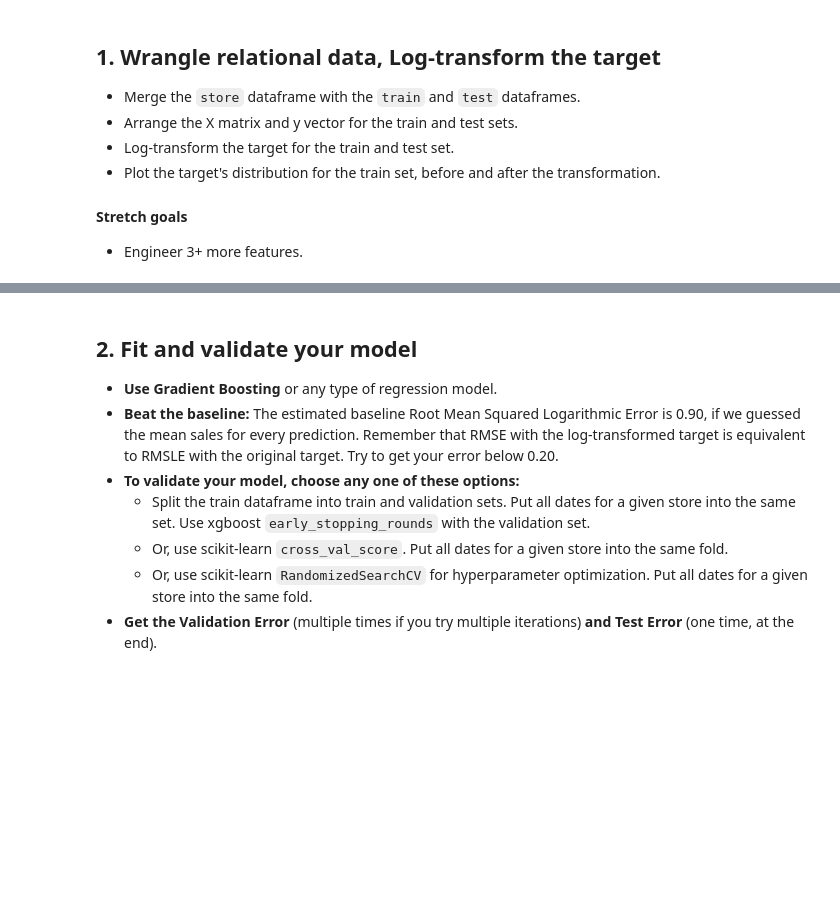
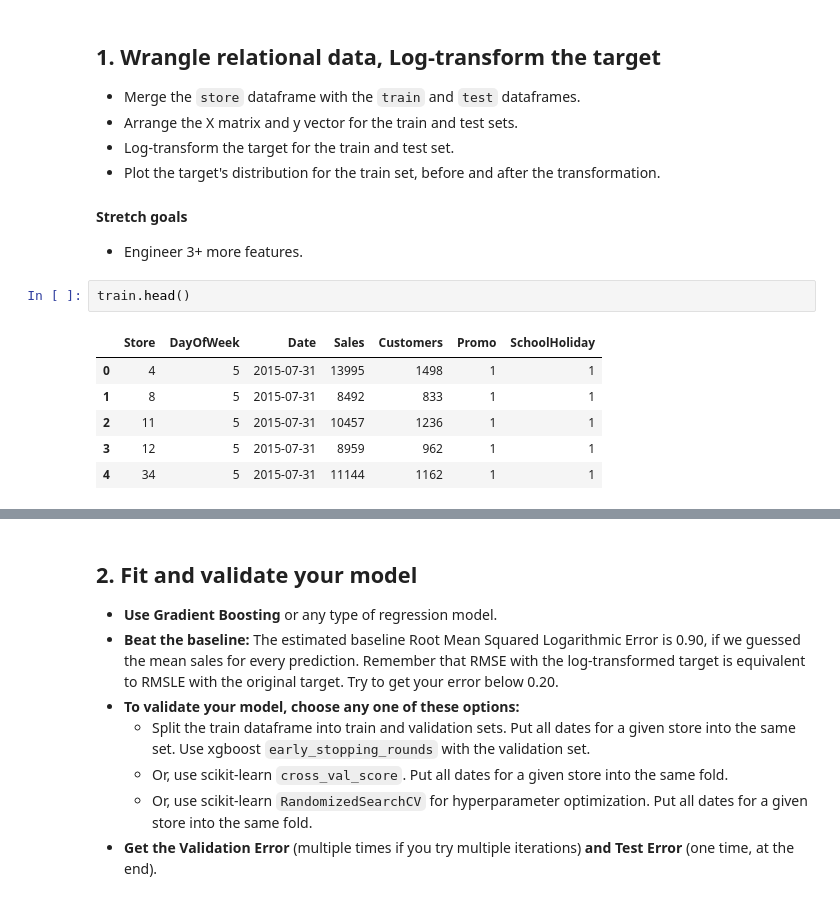
Before and after one commit to LambdaSchool/DS-Unit-2-Regression-2, a Jupyter notebook: Alvin Walker_Sprint_Challenge_8_Regression_2.ipynb, the cells around one changed output, grey strips where cells are left out. Drawn from its saved outputs; the diff is of its cells as text; blank space fills up the shorter version.

```diff
--- a/Alvin Walker_Sprint_Challenge_8_Regression_2.ipynb
+++ b/Alvin Walker_Sprint_Challenge_8_Regression_2.ipynb
@@ -51,3 +69,12 @@ This Sprint Challenge has three parts. To demonstrate mastery on each part, do a
 
 #### Stretch goals
 - Engineer 3+ more features.
+# %%
+train.head()
+# %% [output]
+|  | Store | DayOfWeek | Date | Sales | Customers | Promo | SchoolHoliday |
+| 0 | 4 | 5 | 2015-07-31 | 13995 | 1498 | 1 | 1 |
+| 1 | 8 | 5 | 2015-07-31 | 8492 | 833 | 1 | 1 |
+| 2 | 11 | 5 | 2015-07-31 | 10457 | 1236 | 1 | 1 |
+| 3 | 12 | 5 | 2015-07-31 | 8959 | 962 | 1 | 1 |
+| 4 | 34 | 5 | 2015-07-31 | 11144 | 1162 | 1 | 1 |
```
Also changed, not shown: parts of 56 cells of this notebook.
